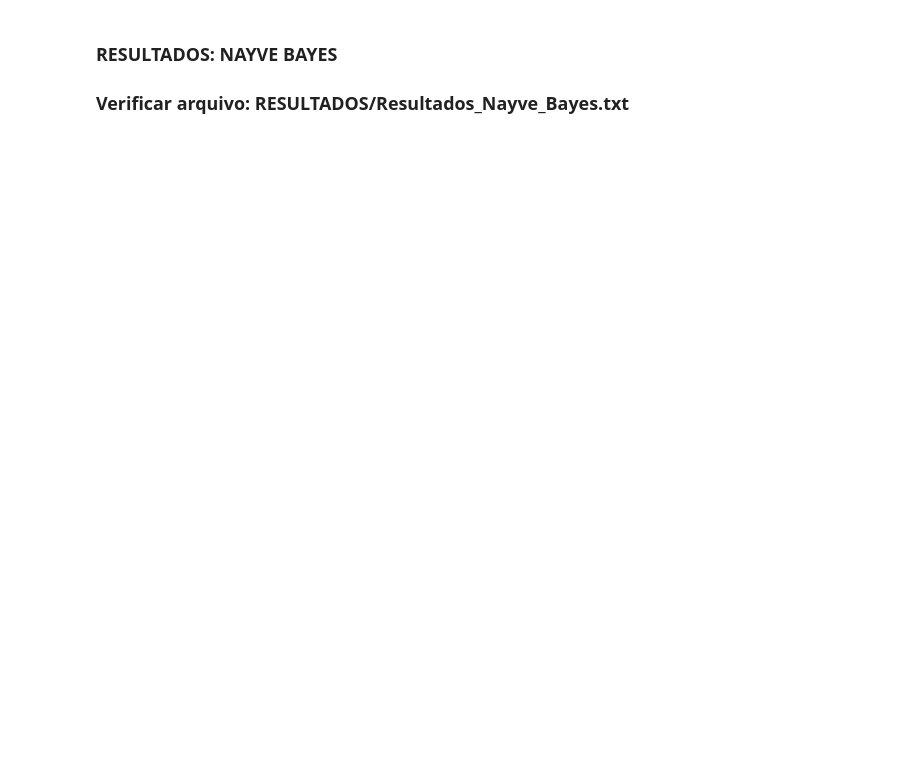
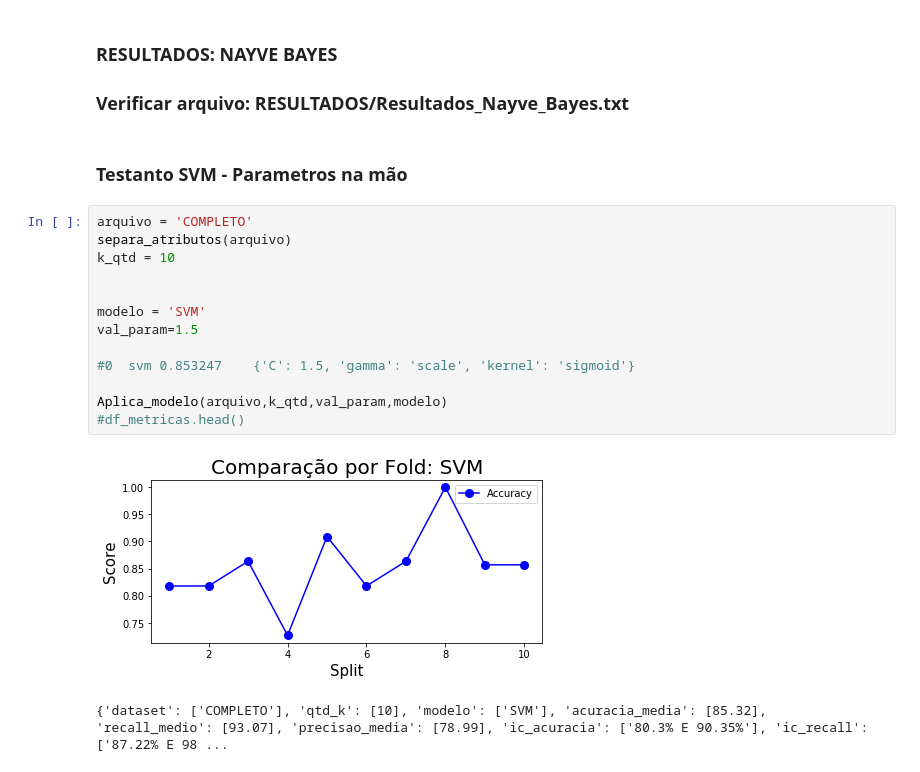
Before and after one commit to diegodedize/Rec_Padroes_PPGI_2020, a Jupyter notebook: NOTEBOOKS/DD_Rec_Padroes_imagens_coronarias.ipynb, the cells around one changed output. Cells and saved outputs as stored; diff of their text form; blank space fills up the shorter version.

```diff
--- a/NOTEBOOKS/DD_Rec_Padroes_imagens_coronarias.ipynb
+++ b/NOTEBOOKS/DD_Rec_Padroes_imagens_coronarias.ipynb
@@ -1205,3 +1247,21 @@ Aplica_modelo(arquivo,k_qtd,val_param,modelo)
 ### RESULTADOS: NAYVE BAYES
 
 ### Verificar arquivo: RESULTADOS/Resultados_Nayve_Bayes.txt
+# %% [markdown]
+### Testanto SVM - Parametros na mão
+# %%
+arquivo = 'COMPLETO'
+separa_atributos(arquivo)
+k_qtd = 10
+
+
+modelo = 'SVM'
+val_param=1.5
+
+#0	svm	0.853247	{'C': 1.5, 'gamma': 'scale', 'kernel': 'sigmoid'}
+
+Aplica_modelo(arquivo,k_qtd,val_param,modelo)
+#df_metricas.head()
+# %% [output]
+[figure, added]
+{'dataset': ['COMPLETO'], 'qtd_k': [10], 'modelo': ['SVM'], 'acuracia_media': [85.32], 'recall_medio': [93.07], 'precisao_media': [78.99], 'ic_acuracia': ['80.3% E 90.35%'], 'ic_recall': ['87.22% E 98 ...
```
Also changed, not shown: parts of 16 cells of this notebook.
